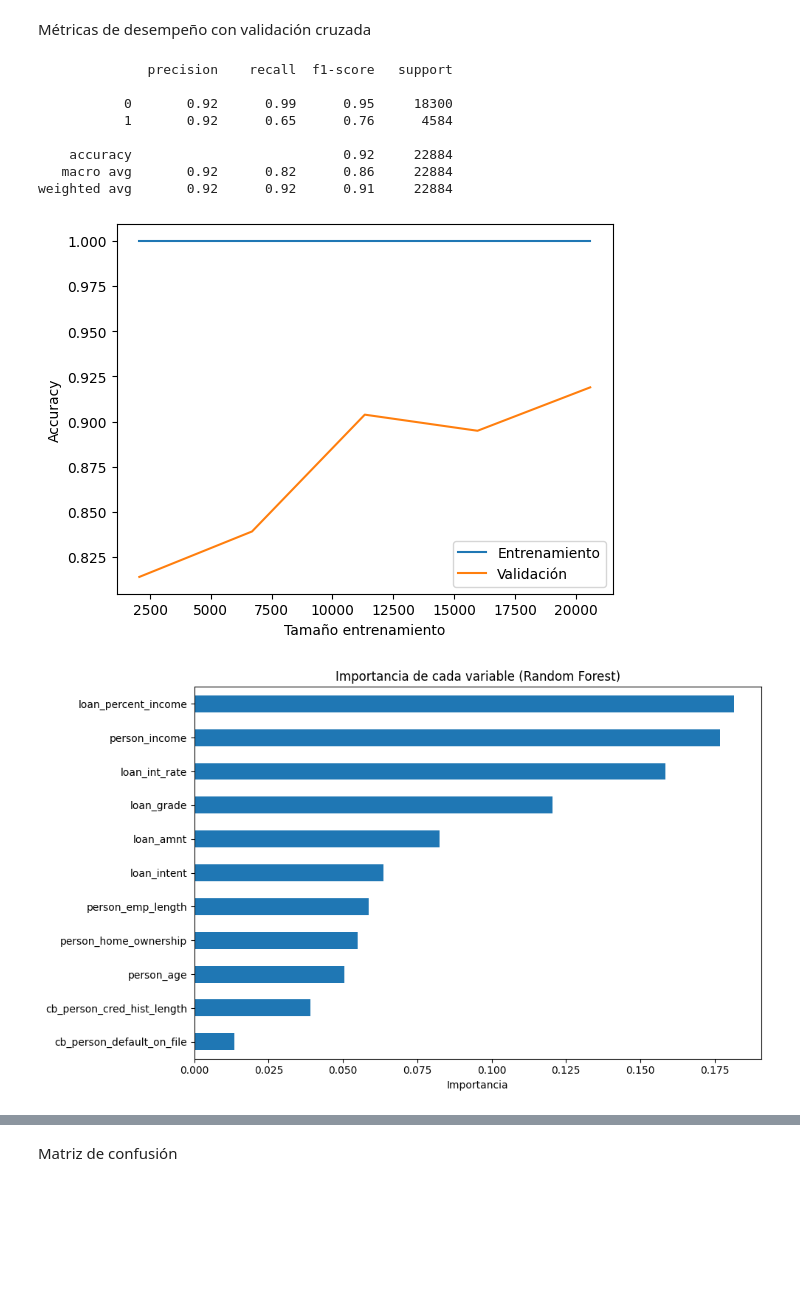
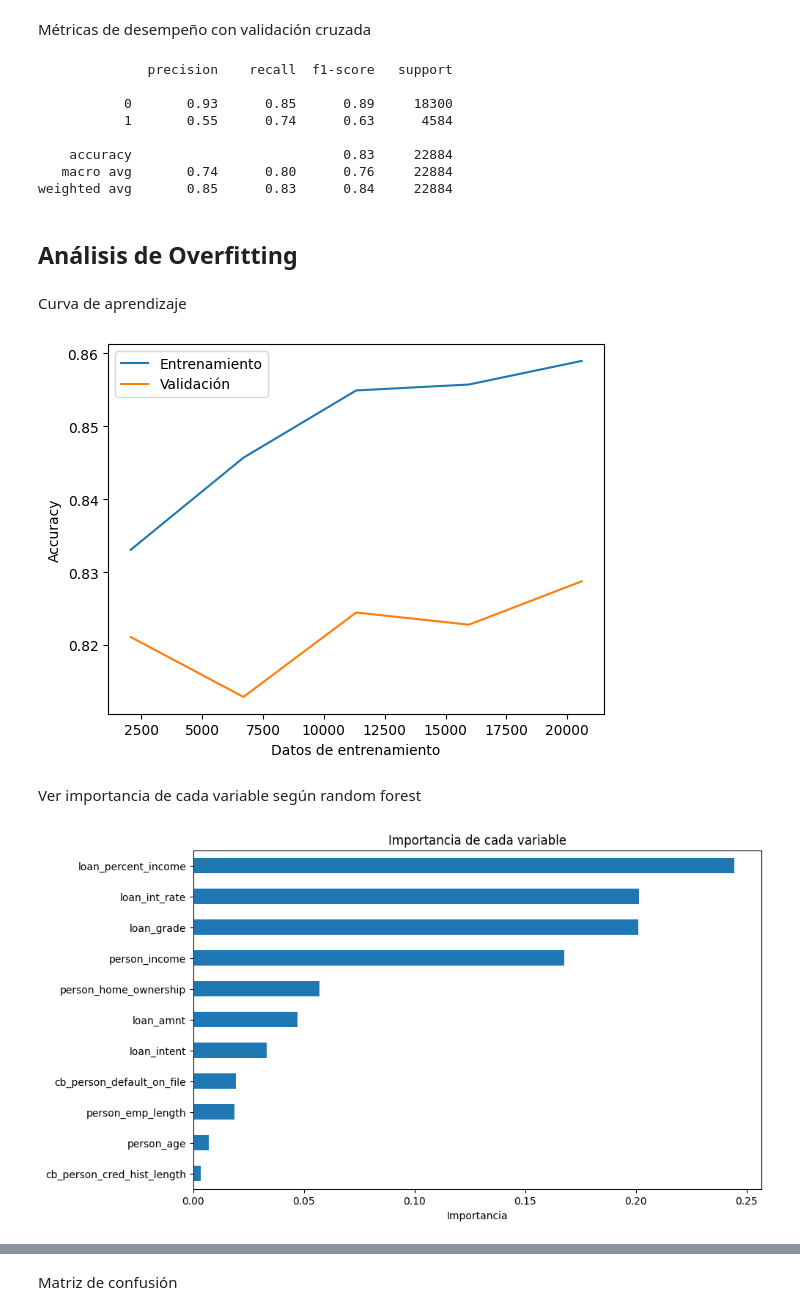
Before and after one commit to maxiskjd/skjd, a Jupyter notebook: Proyecto1.ipynb, the cells around one changed output, grey strips where cells are left out. Saved outputs shown, nothing was run; the diff lists cells and outputs as text; code cells hidden in the pictures; blank space fills up the shorter version.

```diff
--- a/Proyecto1.ipynb
+++ b/Proyecto1.ipynb
@@ -124,9 +117,9 @@ X_train, X_test, y_train, y_test = train_test_split(X, y, test_size=0.2, random_
 from sklearn.ensemble import RandomForestClassifier
 # Crear modelo Random Forest
 modeloRF = RandomForestClassifier(
-    n_estimators=300, #50 arboles
-    max_depth=50, #Profundidad de 25
-    min_samples_leaf=1, #Minimo de 1 muestra por hoja
+    n_estimators=50, #100 arboles
+    max_depth=20, #Profundidad de 20
+    min_samples_leaf=80, #Minimo de 80 muestra por hoja
     class_weight='balanced', #Se balancean las clases
     random_state=42
 )
@@ -141,46 +134,52 @@ RandomForestClassifier(class_weight='balanced', max_depth=50, n_estimators=300,
 # %% [markdown]
 Métricas de desempeño con validación cruzada
 # %%
-from sklearn.model_selection import cross_val_predict
-from sklearn.metrics import classification_report
+from sklearn.model_selection import cross_val_predict #Validación cruzada
+from sklearn.metrics import classification_report #Metricas de clasificación
 
 # Predicciones con validación cruzada
-y_pred = cross_val_predict(modeloRF, X, y, cv=10)
+y_pred = cross_val_predict(modeloRF, X, y, cv=10) #Validación cruzada con 10 folds
 
-# Métricas
+# Métricas de clasificación
 print(classification_report(y, y_pred))
 # %% [output]
               precision    recall  f1-score   support
 
-           0       0.92      0.99      0.95     18300
-           1       0.92      0.65      0.76      4584
+           0       0.93      0.85      0.89     18300
+           1       0.55      0.74      0.63      4584
 
-    accuracy                           0.92     22884
-   macro avg       0.92      0.82      0.86     22884
-weighted avg       0.92      0.92      0.91     22884
+    accuracy                           0.83     22884
+   macro avg       0.74      0.80      0.76     22884
+weighted avg       0.85      0.83      0.84     22884
+# %% [markdown]
+## Análisis de Overfitting
+# %% [markdown]
+Curva de aprendizaje
 # %%
-from sklearn.model_selection import learning_curve
-train_sizes, train_scores, val_scores = learning_curve(modeloRF, X, y, cv=10, scoring='accuracy', train_sizes=np.linspace(0.1,1,5))
+from sklearn.model_selection import learning_curve #Llamamos la librería
+train_sizes, train_scores, val_scores = learning_curve(modeloRF, X, y, cv=10, scoring="accuracy")
 
-plt.plot(train_sizes, train_scores.mean(axis=1), label='Entrenamiento')
-plt.plot(train_sizes, val_scores.mean(axis=1), label='Validación')
-plt.xlabel('Tamaño entrenamiento')
-plt.ylabel('Accuracy')
+plt.plot(train_sizes, train_scores.mean(axis=1), label="Entrenamiento")
+plt.plot(train_sizes, val_scores.mean(axis=1), label="Validación")
+plt.xlabel("Datos de entrenamiento")
+plt.ylabel("Accuracy")
 plt.legend()
 plt.show()
-#Presencia de overfitting, ya que la curva de entrenamiento es mayor que la de validación
 # %% [output]
-[figure, old version]
+[figure, new version]
+# %% [markdown]
+Ver importancia de cada variable según random forest
 # %%
+#Ver la importancia de cada variable
 importancia_variables = pd.Series(modeloRF.feature_importances_, index=X.columns)
-importancia_variables = importancia_variables.sort_values()
+importancia_variables = importancia_variables.sort_values() # Ordenar de menor a mayor
 
-#Gráfico,
+
+#Gráfico
 plt.figure(figsize=(10, 6))
-importancia_variables.plot(kind='barh')
-plt.title("Importancia de cada variable (Random Forest)")
+importancia_variables.plot(kind="barh")
+plt.title("Importancia de cada variable")
 plt.xlabel("Importancia")
-plt.tight_layout()
 plt.show()
 # %% [output]
-[figure, old version]
+[figure, new version]
```
Also changed, not shown: parts of 19 cells of this notebook.
